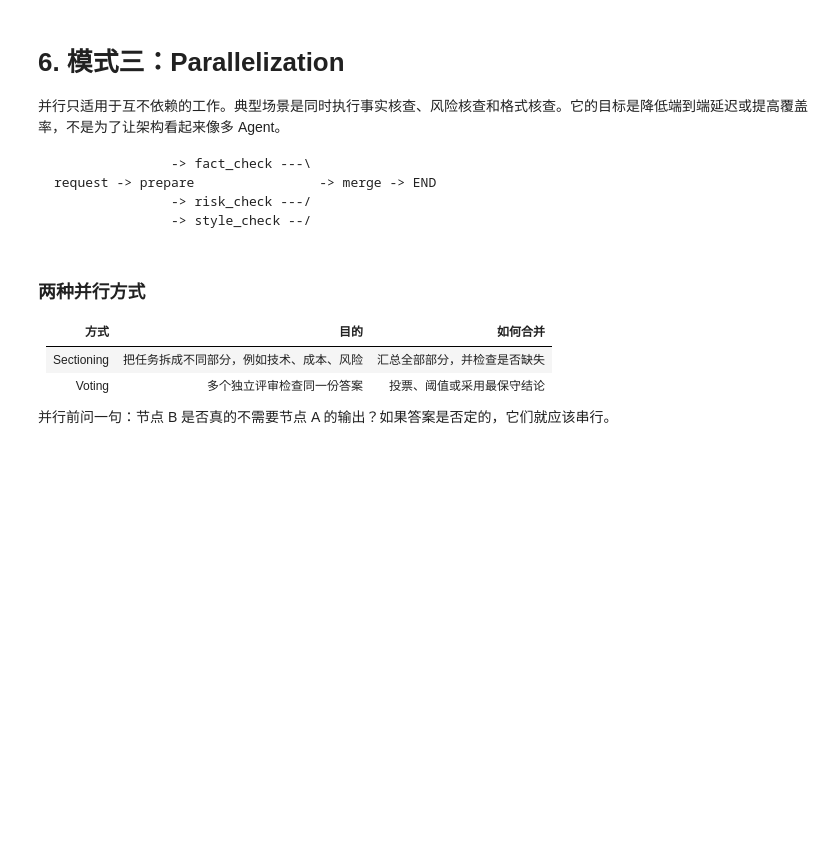
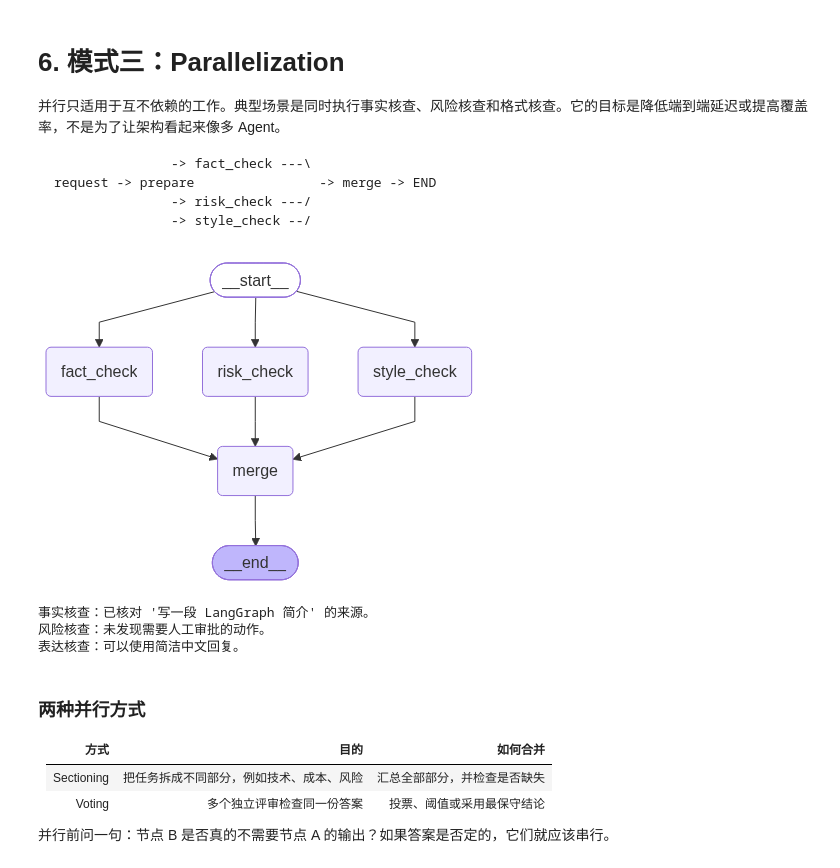
Before and after one commit to sangdongbo/langchain_study, a Jupyter notebook: docs/learn_agent_1/deep_agent_orchestration_workflows.ipynb, the cells around one changed output. Drawn from its saved outputs; the diff is of its cells as text; code cells hidden in the pictures; blank space fills up the shorter version.

```diff
--- a/docs/learn_agent_1/deep_agent_orchestration_workflows.ipynb
+++ b/docs/learn_agent_1/deep_agent_orchestration_workflows.ipynb
@@ -261,33 +289,39 @@ def fact_check(state: ParallelState):
     return {'checks': [f"事实核查：已核对 '{state['request']}' 的来源。"]}
 
 
 def risk_check(_: ParallelState):
     return {'checks': ['风险核查：未发现需要人工审批的动作。']}
 
 
 def style_check(_: ParallelState):
     return {'checks': ['表达核查：可以使用简洁中文回复。']}
 
 
 def merge_checks(state: ParallelState):
     return {'final': '\n'.join(state['checks'])}
 
 
 builder = StateGraph(ParallelState)
 builder.add_node('fact_check', fact_check)
 builder.add_node('risk_check', risk_check)
 builder.add_node('style_check', style_check)
 builder.add_node('merge', merge_checks)
 builder.add_edge(START, 'fact_check')
 builder.add_edge(START, 'risk_check')
 builder.add_edge(START, 'style_check')
 builder.add_edge(['fact_check', 'risk_check', 'style_check'], 'merge')
 builder.add_edge('merge', END)
 parallel_graph = builder.compile()
+show_graph(parallel_graph)
 
 parallel_result = parallel_graph.invoke({'request': '写一段 LangGraph 简介', 'checks': [], 'final': ''})
 print(parallel_result['final'])
 assert len(parallel_result['checks']) == 3
+# %% [output]
+[figure, added]
+事实核查：已核对 '写一段 LangGraph 简介' 的来源。
+风险核查：未发现需要人工审批的动作。
+表达核查：可以使用简洁中文回复。
 # %% [markdown]
 ### 两种并行方式
 
```
Also changed, not shown: parts of 13 cells of this notebook, 17 other files.
